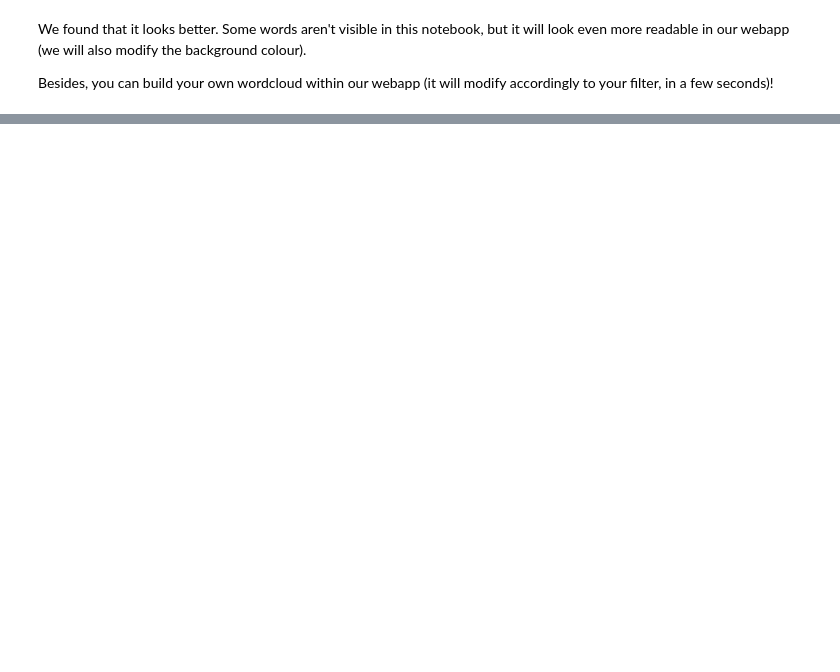
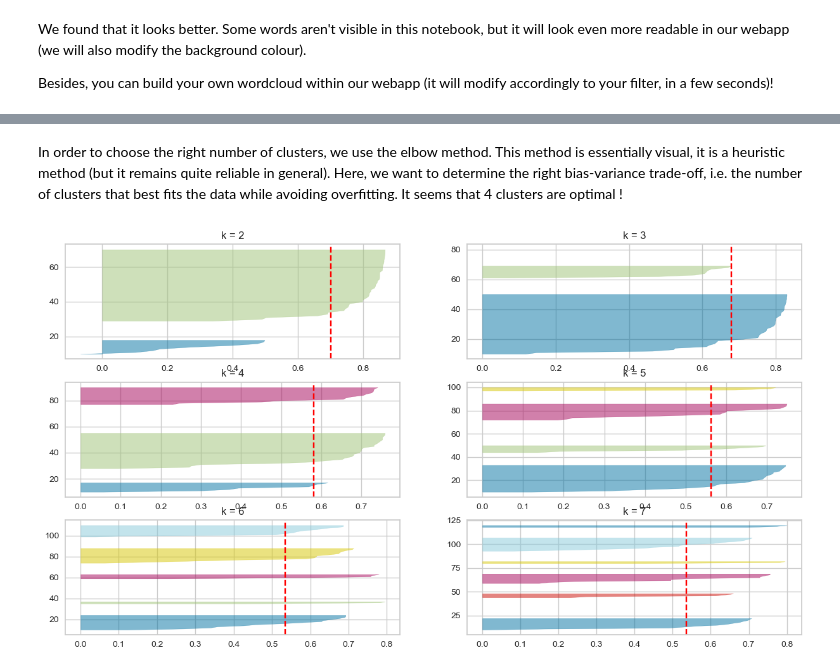
Before and after one commit to JulesBrable/UFO, a Jupyter notebook: project_main.ipynb, the cells around one changed output, grey strips where cells are left out. Saved outputs shown, nothing was run; the diff lists cells and outputs as text; code cells hidden in the pictures; blank space fills up the shorter version.

```diff
--- a/project_main.ipynb
+++ b/project_main.ipynb
@@ -519,0 +592,22 @@ Besides, you can build your own wordcloud within our webapp (it will modify acco
+# %% [markdown]
+In order to choose the right number of clusters, we use the elbow method. This method is essentially visual, it is a heuristic method (but it remains quite reliable in general). Here, we want to determine the right bias-variance trade-off, i.e. the number of clusters that best fits the data while avoiding overfitting. It seems that 4 clusters are optimal !
+# %%
+from yellowbrick.cluster import SilhouetteVisualizer
+
+fig, ax = plt.subplots(3, 2, figsize=(15,8))
+
+for i in [2, 3, 4, 5, 6, 7]:
+    '''
+    Create KMeans instances for different number of clusters
+    '''
+    km = KMeans(n_clusters=i, init='k-means++', n_init=10, max_iter=100, random_state=42)
+    q, mod = divmod(i, 2)
+    '''
+    Create SilhouetteVisualizer instance with KMeans instance
+    Fit the visualizer
+    '''
+    visualizer = SilhouetteVisualizer(km, colors='yellowbrick', ax=ax[q-1][mod])
+    ax[q-1][mod].set_title("k = " + str(i))
+    visualizer.fit(df_wide.drop("state", axis=1))
+# %% [output]
+[figure, added]
```
Also changed, not shown: parts of 26 cells of this notebook, 1 other file.
